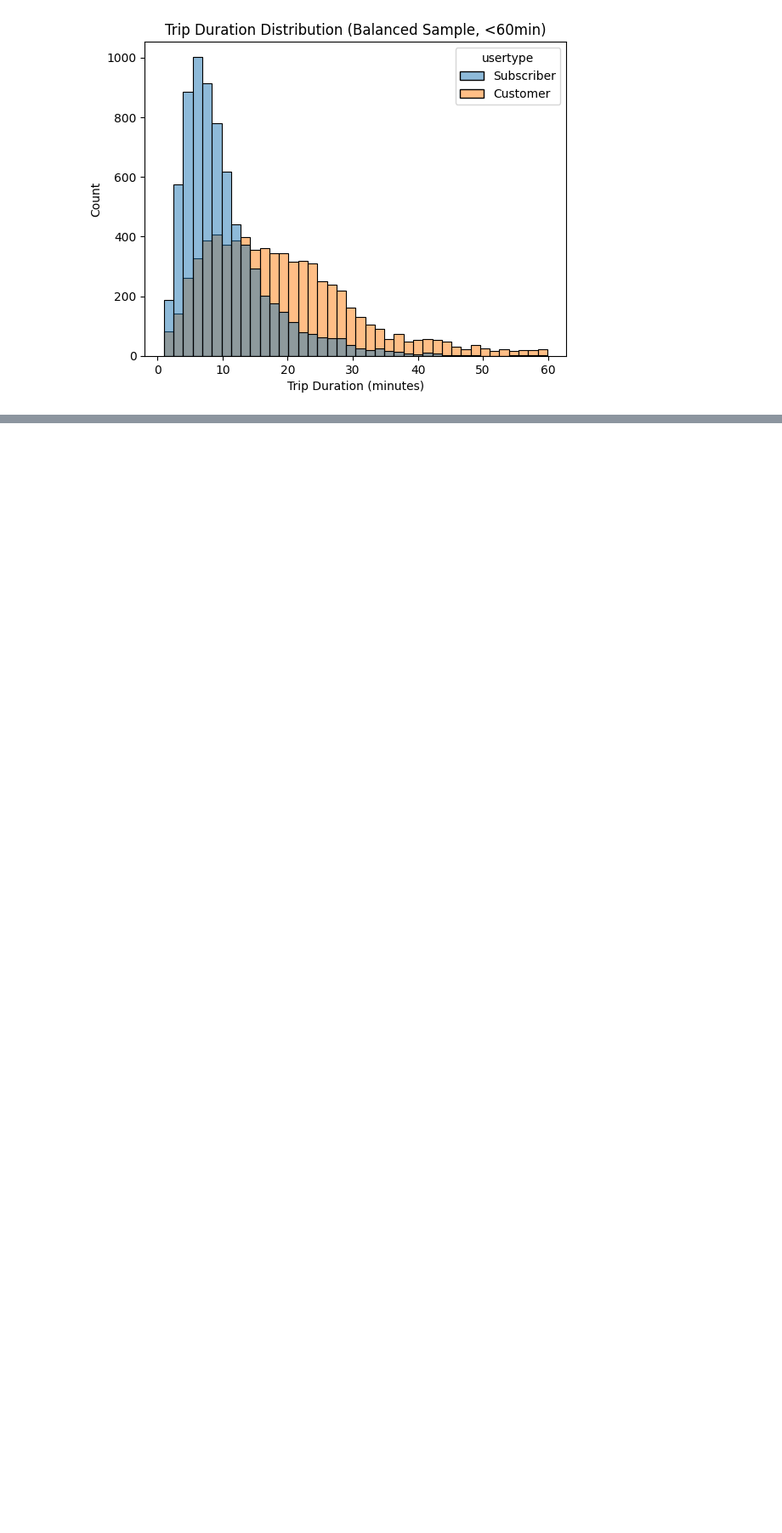
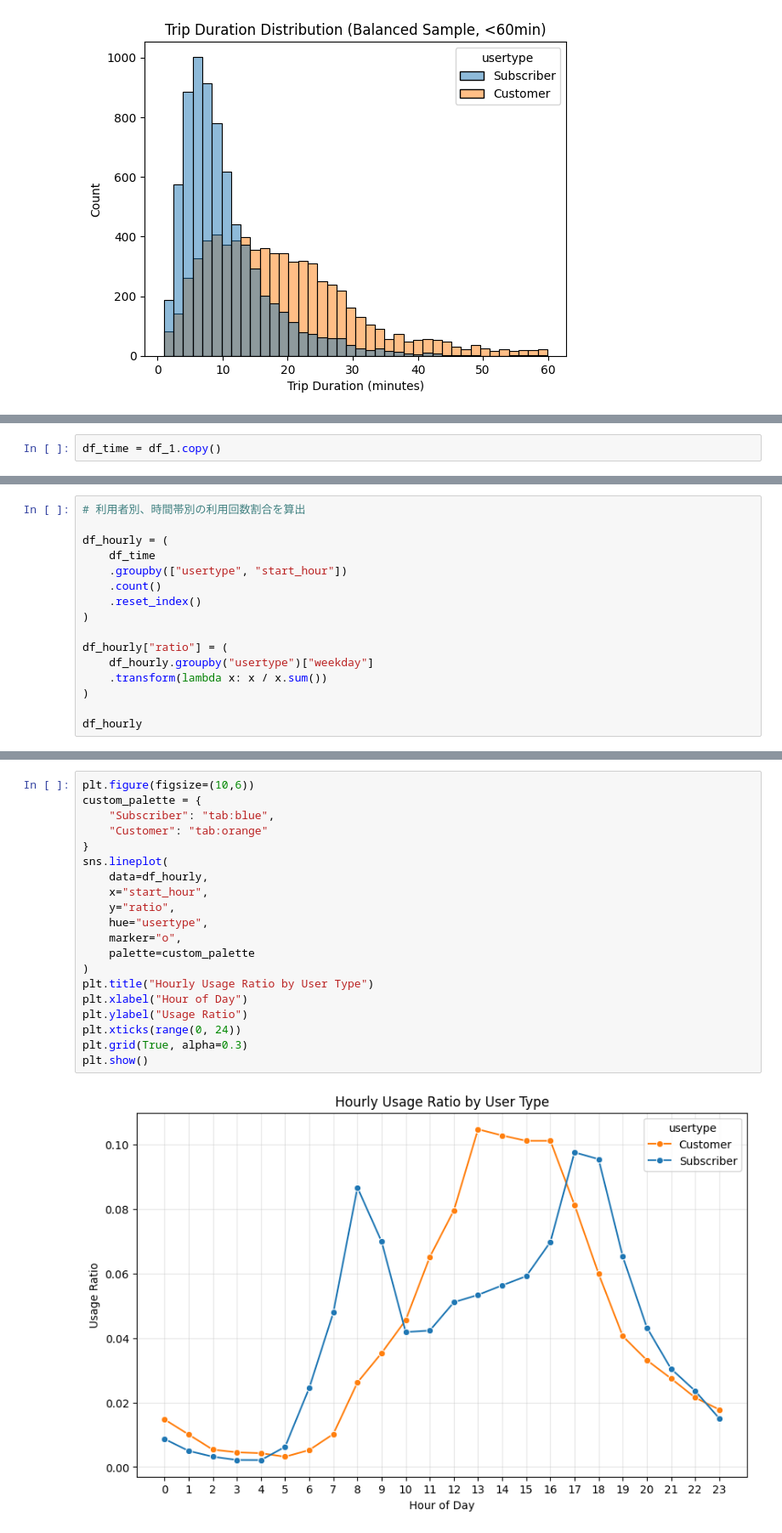
Before and after one commit to shinya-kg0/citibike-mlops, a Jupyter notebook: notebooks/2014/01_eda.ipynb, the cells around one changed output, grey strips where cells are left out. Shown at 85% size. Cells and saved outputs as stored; diff of their text form; blank space fills up the shorter version.

Commit message:
Search for customer.

```diff
--- a/notebooks/2014/01_eda.ipynb
+++ b/notebooks/2014/01_eda.ipynb
@@ -256,0 +276,2 @@ plt.show()
+# %%
+df_time = df_1.copy()
@@ -256,0 +308,16 @@ plt.show()
+# %%
+# 利用者別、時間帯別の利用回数割合を算出
+
+df_hourly = (
+    df_time
+    .groupby(["usertype", "start_hour"])
+    .count()
+    .reset_index()
+)
+
+df_hourly["ratio"] = (
+    df_hourly.groupby("usertype")["weekday"]
+    .transform(lambda x: x / x.sum())
+)
+
+df_hourly
@@ -256,0 +342,22 @@ plt.show()
+# %%
+plt.figure(figsize=(10,6))
+custom_palette = {
+    "Subscriber": "tab:blue",
+    "Customer": "tab:orange"
+}
+sns.lineplot(
+    data=df_hourly,
+    x="start_hour",
+    y="ratio",
+    hue="usertype",
+    marker="o",
+    palette=custom_palette
+)
+plt.title("Hourly Usage Ratio by User Type")
+plt.xlabel("Hour of Day")
+plt.ylabel("Usage Ratio")
+plt.xticks(range(0, 24))
+plt.grid(True, alpha=0.3)
+plt.show()
+# %% [output]
+[figure, added]
```
Also changed, not shown: parts of 18 cells of this notebook, 2 other files.
